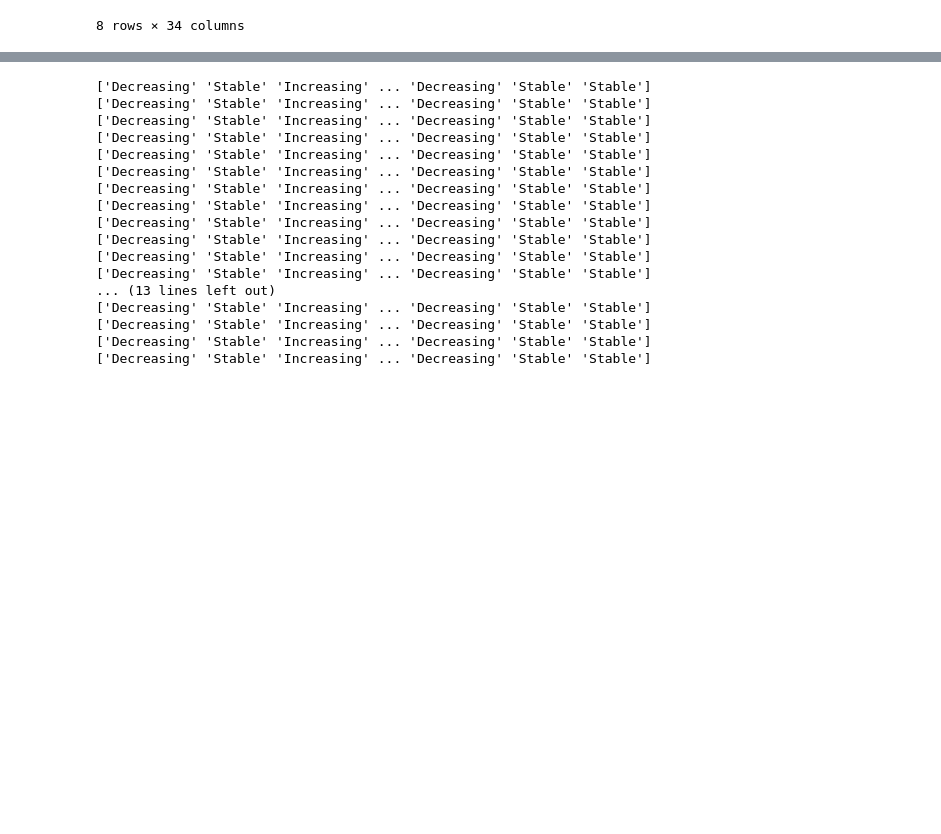
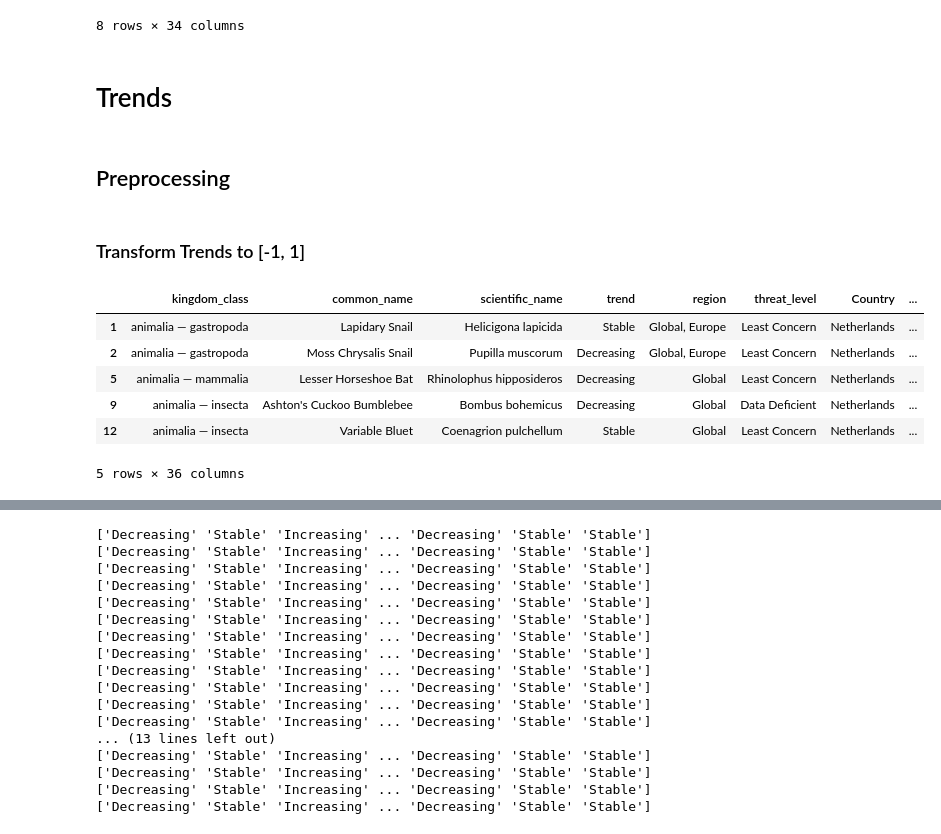
Before and after one commit to MarkusKiesel93/DOPPThreatenedSpecies, a Jupyter notebook: merged_data_analysis.ipynb, the cells around one changed output, grey strips where cells are left out. Cells and saved outputs as stored; diff of their text form; code cells hidden in the pictures; blank space fills up the shorter version.

```diff
--- a/merged_data_analysis.ipynb
+++ b/merged_data_analysis.ipynb
@@ -312,3 +313,25 @@ full_threatened.describe()
 | 75% | 0.121650 | 0.138025 | 0.100175 | 0.207275 | 0.062050 | ... |
 | max | 0.166500 | 0.294000 | 0.234400 | 0.563000 | 0.111900 | ... |
 8 rows × 34 columns
+# %% [markdown]
+# Trends
+# %% [markdown]
+## Preprocessing
+# %% [markdown]
+### Transform Trends to [-1, 1]
+# %%
+full_data = full_data.dropna()
+full_data = full_data.drop('Unnamed: 0', axis=1)
+full_data = full_data[full_data['trend'] != 'Unknown']
+full_data.loc[full_data['trend'] == 'Decreasing', 'trend_num'] = -1
+full_data.loc[full_data['trend'] == 'Stable', 'trend_num'] = 0
+full_data.loc[full_data['trend'] == 'Increasing', 'trend_num'] = 1
+full_data.head()
+# %% [output]
+|  | kingdom_class | common_name | scientific_name | trend | region | threat_level | Country | ... |
+| 1 | animalia — gastropoda | Lapidary Snail | Helicigona lapicida | Stable | Global, Europe | Least Concern | Netherlands | ... |
+| 2 | animalia — gastropoda | Moss Chrysalis Snail | Pupilla muscorum | Decreasing | Global, Europe | Least Concern | Netherlands | ... |
+| 5 | animalia — mammalia | Lesser Horseshoe Bat | Rhinolophus hipposideros | Decreasing | Global | Least Concern | Netherlands | ... |
+| 9 | animalia — insecta | Ashton's Cuckoo Bumblebee | Bombus bohemicus | Decreasing | Global | Data Deficient | Netherlands | ... |
+| 12 | animalia — insecta | Variable Bluet | Coenagrion pulchellum | Stable | Global | Least Concern | Netherlands | ... |
+5 rows × 36 columns
```
Also changed, not shown: parts of 38 cells of this notebook.
